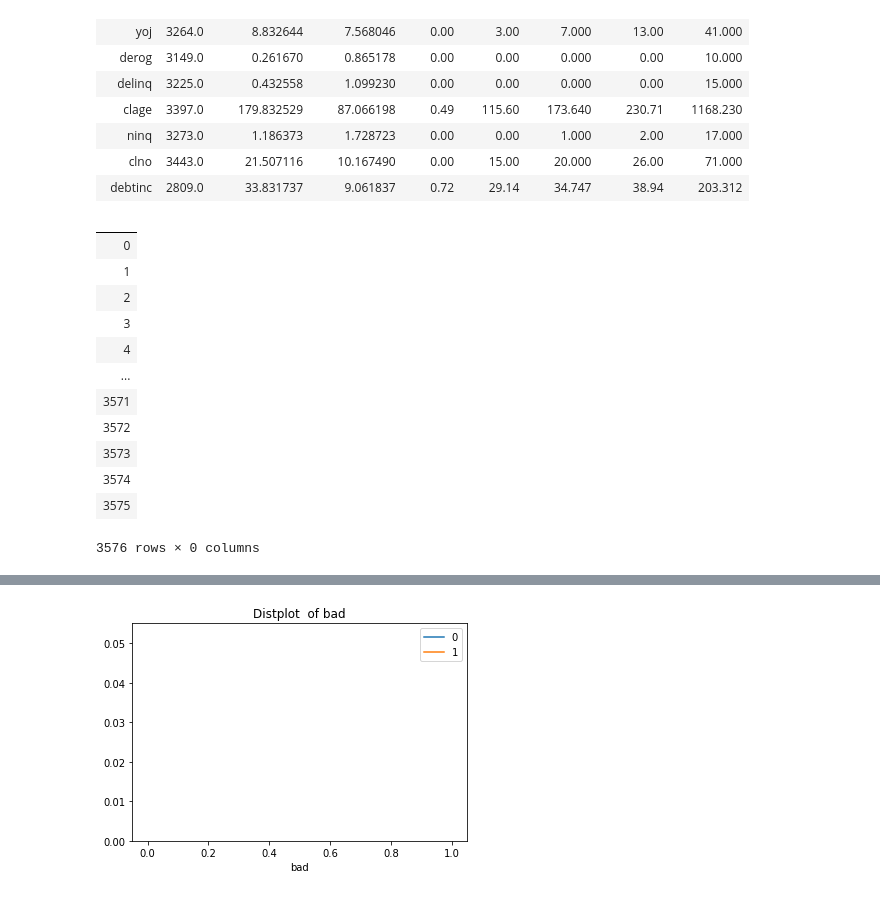
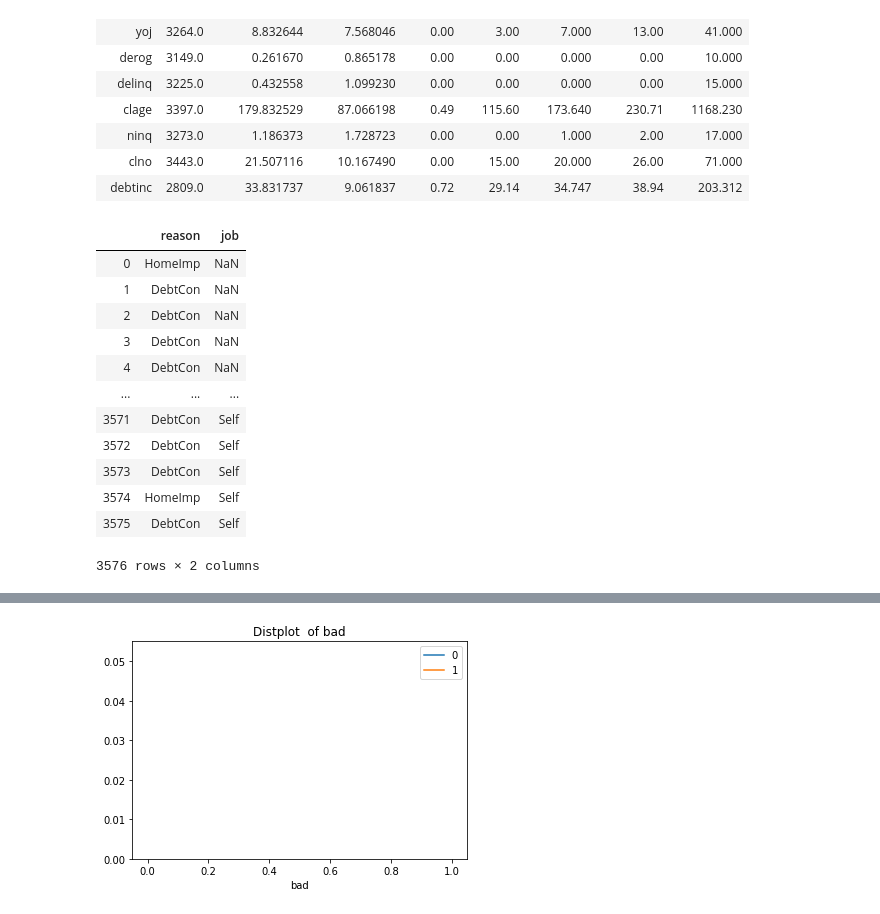
Before and after one commit to Kodluyoruz-Ankara-Veri-Bilimi/Assignment_Ayse_ILKAY, a Jupyter notebook: finans_verisi_hmelq.ipynb, the cells around one changed output, grey strips where cells are left out. Saved outputs shown, nothing was run; the diff lists cells and outputs as text; code cells hidden in the pictures.

```diff
--- a/finans_verisi_hmelq.ipynb
+++ b/finans_verisi_hmelq.ipynb
@@ -45,4 +45,4 @@ import matplotlib.pyplot as plt
 import seaborn as sns
 # %%
 hmelq=pd.read_csv("hmelq.csv")
-hmelq.head()
+df=hmelq.copy()
@@ -114,19 +107,19 @@ df_num.describe().T
 | debtinc | 2809.0 | 33.831737 | 9.061837 | 0.72 | 29.14 | 34.747 | 38.94 | 203.312 |
 # %%
 # veri setindeki kategorik degiskenler secilir
-cat_df=hmelq.select_dtypes(include=["category"])
+cat_df=df.select_dtypes(include=["object"])
 cat_df
 # %% [output]
-|  |
-| 0 |
-| 1 |
-| 2 |
-| 3 |
-| 4 |
-| ... |
-| 3571 |
-| 3572 |
-| 3573 |
-| 3574 |
-| 3575 |
+|  | reason | job |
+| 0 | HomeImp | NaN |
+| 1 | DebtCon | NaN |
+| 2 | DebtCon | NaN |
+| 3 | DebtCon | NaN |
+| 4 | DebtCon | NaN |
+| ... | ... | ... |
+| 3571 | DebtCon | Self |
+| 3572 | DebtCon | Self |
+| 3573 | DebtCon | Self |
+| 3574 | HomeImp | Self |
+| 3575 | DebtCon | Self |
-3576 rows × 0 columns
+3576 rows × 2 columns
```
Also changed, not shown: parts of 54 cells of this notebook.
